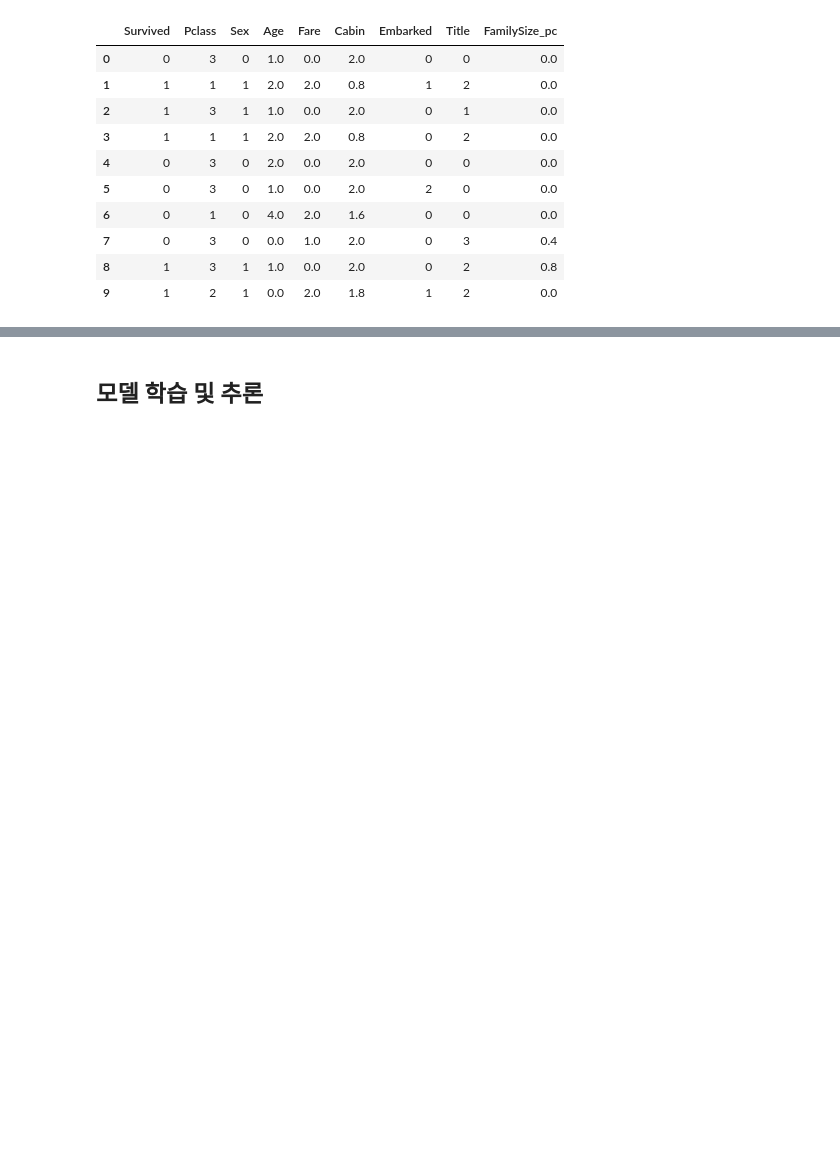
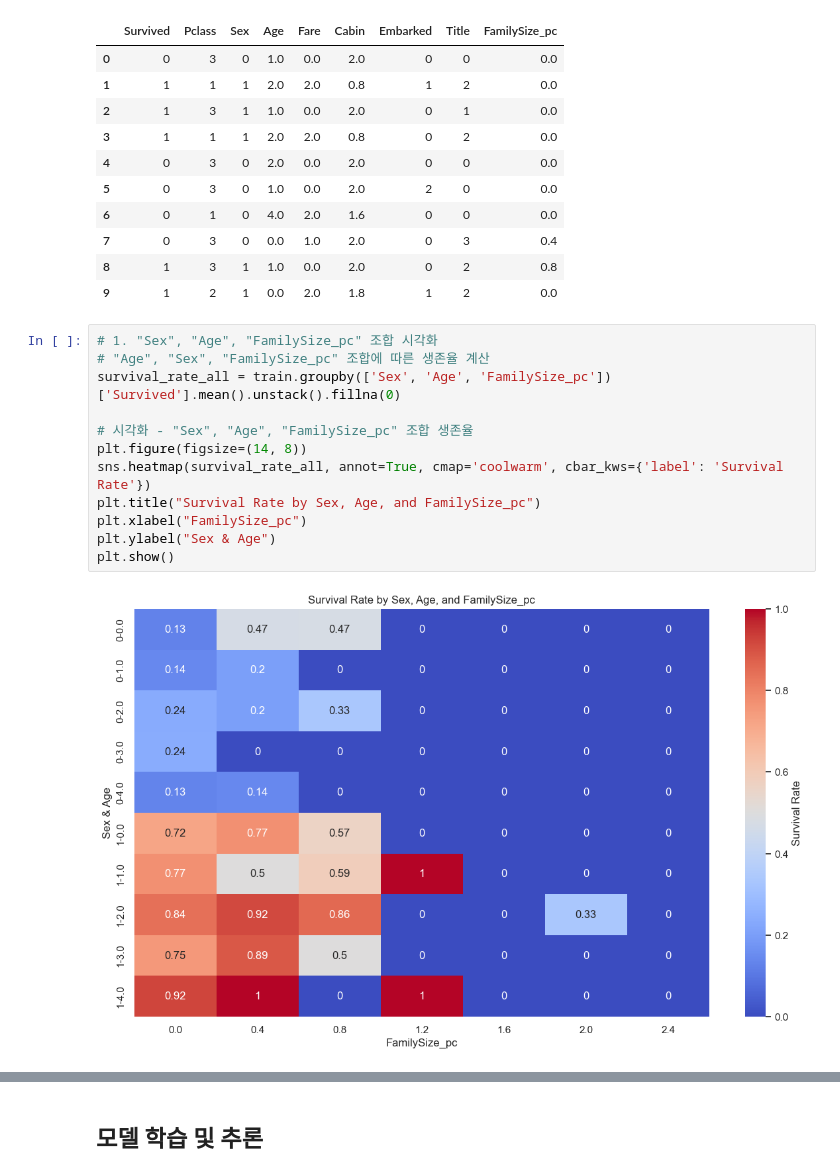
Before and after one commit to leeminseo125/machin_learning, a Jupyter notebook: final.ipynb, the cells around one changed output, grey strips where cells are left out. Saved outputs shown, nothing was run; the diff lists cells and outputs as text; blank space fills up the shorter version.

```diff
--- a/final.ipynb
+++ b/final.ipynb
@@ -693,3 +693,17 @@ train.head(10)
 | 7 | 0 | 3 | 0 | 0.0 | 1.0 | 2.0 | 0 | 3 | 0.4 |
 | 8 | 1 | 3 | 1 | 1.0 | 0.0 | 2.0 | 0 | 2 | 0.8 |
 | 9 | 1 | 2 | 1 | 0.0 | 2.0 | 1.8 | 1 | 2 | 0.0 |
+# %%
+# 1. "Sex", "Age", "FamilySize_pc" 조합 시각화
+# "Age", "Sex", "FamilySize_pc" 조합에 따른 생존율 계산
+survival_rate_all = train.groupby(['Sex', 'Age', 'FamilySize_pc'])['Survived'].mean().unstack().fillna(0)
+
+# 시각화 - "Sex", "Age", "FamilySize_pc" 조합 생존율
+plt.figure(figsize=(14, 8))
+sns.heatmap(survival_rate_all, annot=True, cmap='coolwarm', cbar_kws={'label': 'Survival Rate'})
+plt.title("Survival Rate by Sex, Age, and FamilySize_pc")
+plt.xlabel("FamilySize_pc")
+plt.ylabel("Sex & Age")
+plt.show()
+# %% [output]
+[figure, added]
```
Also changed, not shown: parts of 3 cells of this notebook, 2 other files.
